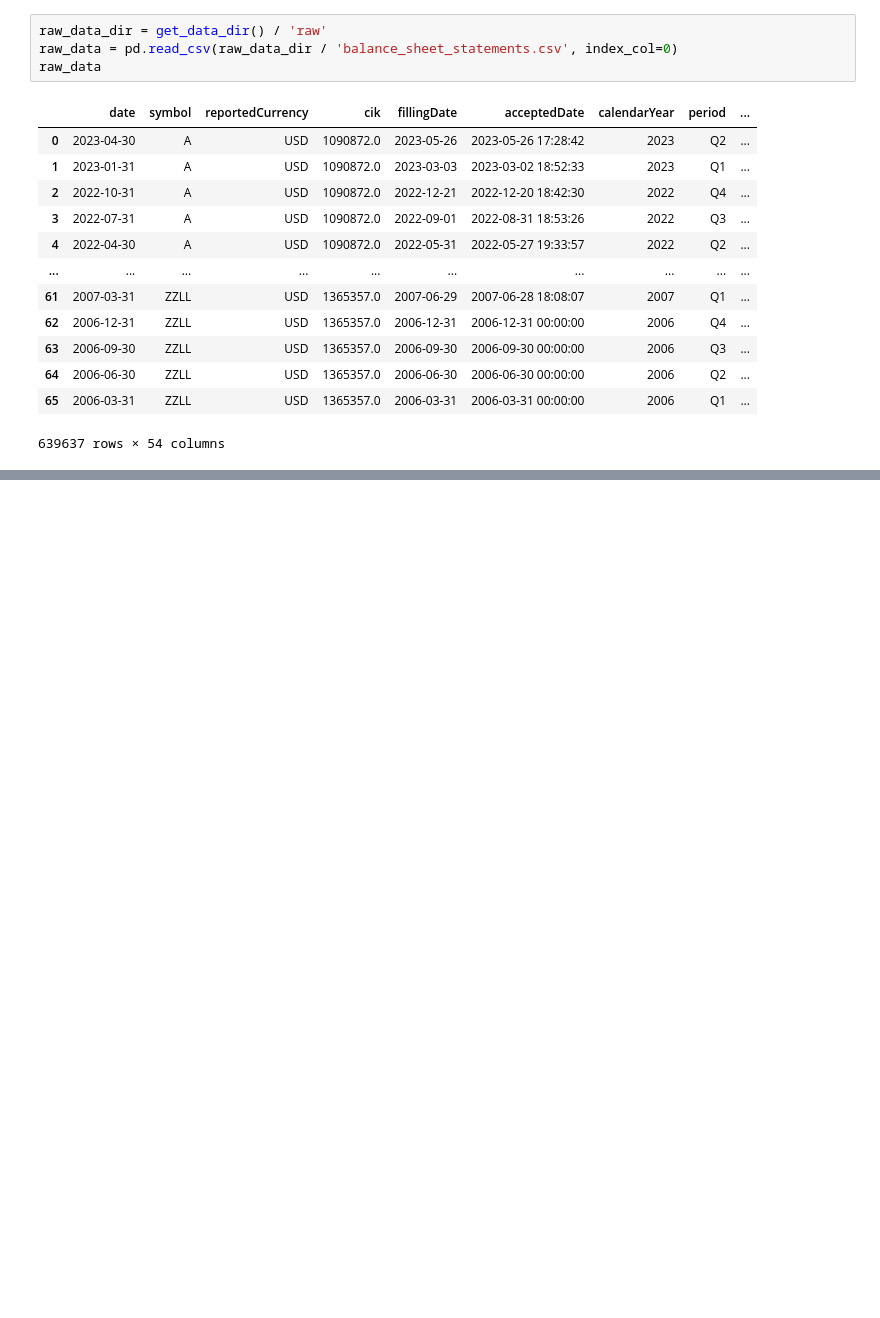
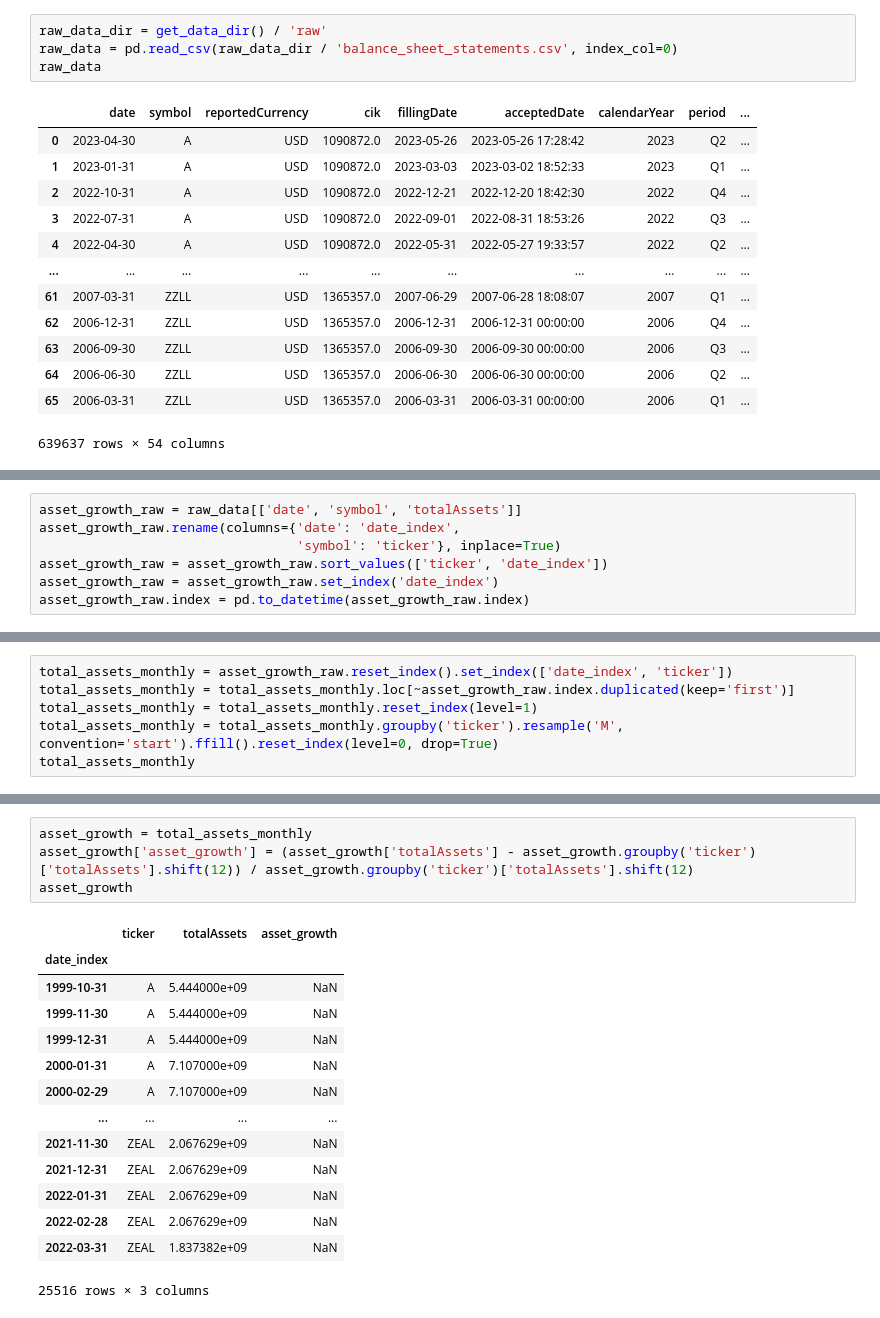
Before and after one commit to jakezur1/factorlib-polars, a Jupyter notebook: factors/fundamental/asset_growth.ipynb, the cells around one changed output, grey strips where cells are left out. Saved outputs shown, nothing was run; the diff lists cells and outputs as text; blank space fills up the shorter version.

Commit message:
fixed asset_growth

```diff
--- a/factors/fundamental/asset_growth.ipynb
+++ b/factors/fundamental/asset_growth.ipynb
@@ -129,0 +27,7 @@ See the caveats in the documentation: https://pandas.pydata.org/pandas-docs/stab
+# %%
+asset_growth_raw = raw_data[['date', 'symbol', 'totalAssets']]
+asset_growth_raw.rename(columns={'date': 'date_index',
+                                 'symbol': 'ticker'}, inplace=True)
+asset_growth_raw = asset_growth_raw.sort_values(['ticker', 'date_index'])
+asset_growth_raw = asset_growth_raw.set_index('date_index')
+asset_growth_raw.index = pd.to_datetime(asset_growth_raw.index)
@@ -129,0 +52,6 @@ See the caveats in the documentation: https://pandas.pydata.org/pandas-docs/stab
+# %%
+total_assets_monthly = asset_growth_raw.reset_index().set_index(['date_index', 'ticker'])
+total_assets_monthly = total_assets_monthly.loc[~asset_growth_raw.index.duplicated(keep='first')]
+total_assets_monthly = total_assets_monthly.reset_index(level=1)
+total_assets_monthly = total_assets_monthly.groupby('ticker').resample('M', convention='start').ffill().reset_index(level=0, drop=True)
+total_assets_monthly
@@ -129,0 +73,19 @@ See the caveats in the documentation: https://pandas.pydata.org/pandas-docs/stab
+# %%
+asset_growth = total_assets_monthly
+asset_growth['asset_growth'] = (asset_growth['totalAssets'] - asset_growth.groupby('ticker')['totalAssets'].shift(12)) / asset_growth.groupby('ticker')['totalAssets'].shift(12)
+asset_growth
+# %% [output]
+|  | ticker | totalAssets | asset_growth |
+| date_index |  |  |  |
+| 1999-10-31 | A | 5.444000e+09 | NaN |
+| 1999-11-30 | A | 5.444000e+09 | NaN |
+| 1999-12-31 | A | 5.444000e+09 | NaN |
+| 2000-01-31 | A | 7.107000e+09 | NaN |
+| 2000-02-29 | A | 7.107000e+09 | NaN |
+| ... | ... | ... | ... |
+| 2021-11-30 | ZEAL | 2.067629e+09 | NaN |
+| 2021-12-31 | ZEAL | 2.067629e+09 | NaN |
+| 2022-01-31 | ZEAL | 2.067629e+09 | NaN |
+| 2022-02-28 | ZEAL | 2.067629e+09 | NaN |
+| 2022-03-31 | ZEAL | 1.837382e+09 | NaN |
+25516 rows × 3 columns
```
Also changed, not shown: parts of 9 cells of this notebook.
